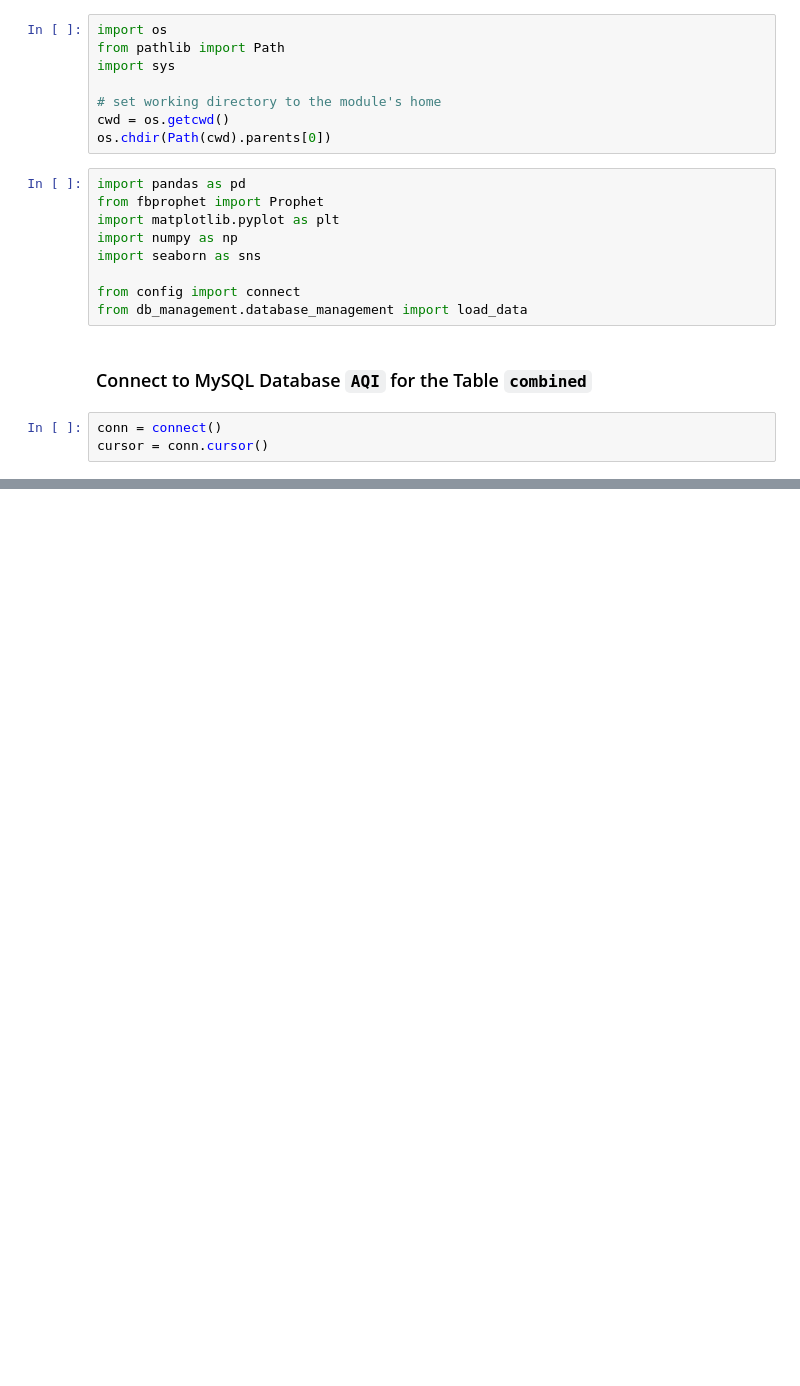
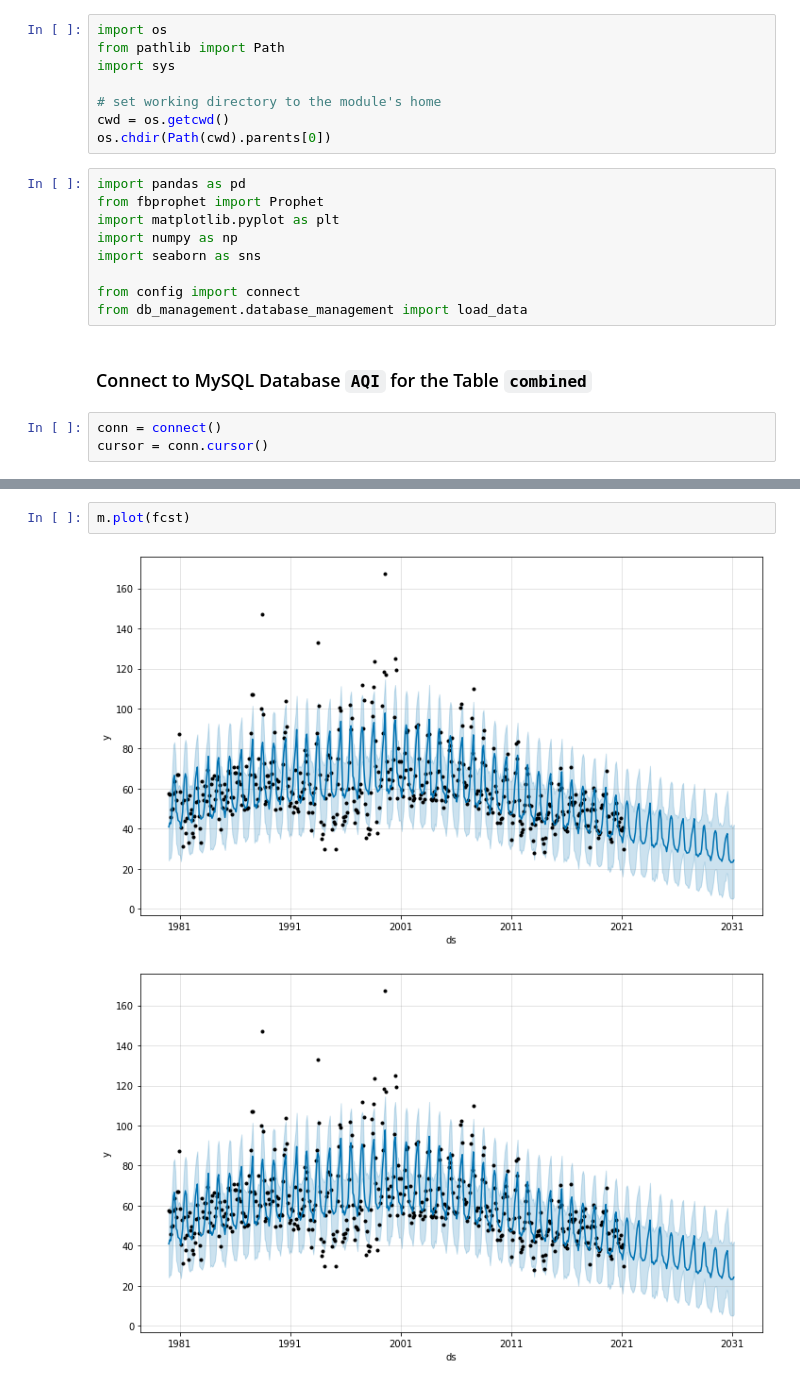
Before and after one commit to schnappv/CSE_6242_Project, a Jupyter notebook: notebooks/Time_Series.ipynb, the cells around one changed output, grey strips where cells are left out. Saved outputs shown, nothing was run; the diff lists cells and outputs as text; blank space fills up the shorter version.

```diff
--- a/notebooks/Time_Series.ipynb
+++ b/notebooks/Time_Series.ipynb
@@ -143 +120,6 @@ fig = m.plot_components(fcst)
+# %%
+m.plot(fcst)
+# %% [output]
+[figure, added]
+[figure, added]
 # %%
```
Also changed, not shown: parts of 10 cells of this notebook.
